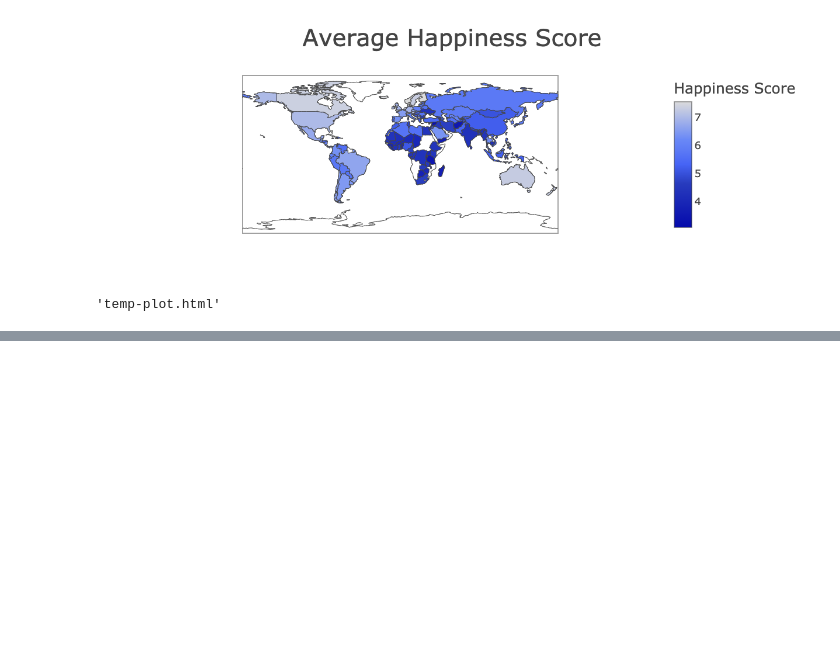
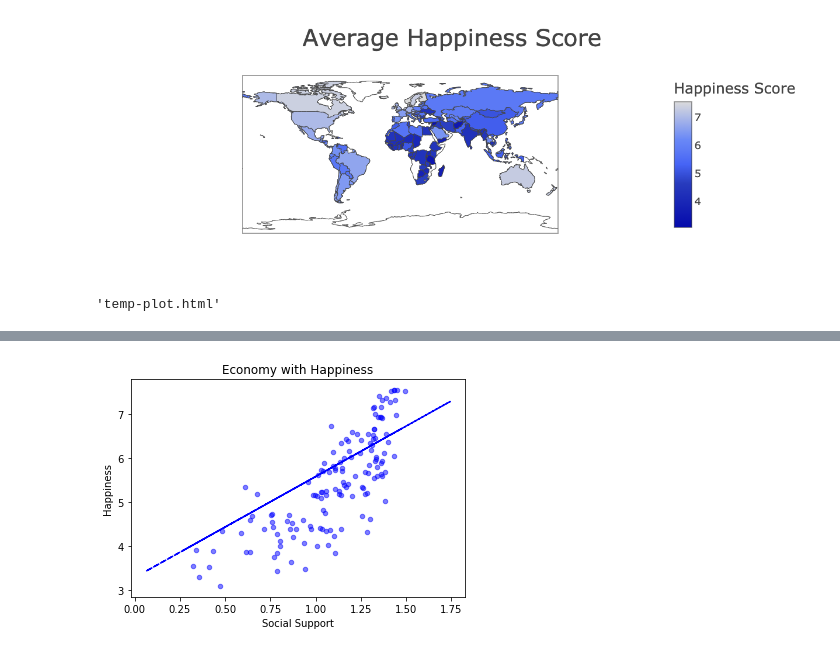
Before and after one commit to jcook25/project-one, a Jupyter notebook: Tammy.ipynb, the cells around one changed output, grey strips where cells are left out. Cells and saved outputs as stored; diff of their text form; code cells hidden in the pictures; blank space fills up the shorter version.

```diff
--- a/Tammy.ipynb
+++ b/Tammy.ipynb
@@ -341,0 +448,10 @@ sns.heatmap(cor, square = True)
+# %%
+
+df_all.plot(kind='scatter', x='average_social_all', y="average_happiness_score_all",alpha = 0.5,color = 'blue')
+plt.xlabel('Social Support')
+plt.ylabel('Happiness')
+plt.title('Economy with Happiness')
+plt.plot(xdata, fit, "b--")
+plt.show()
+# %% [output]
+[figure, added]
```
Also changed, not shown: parts of 12 cells of this notebook, 2 other files.
